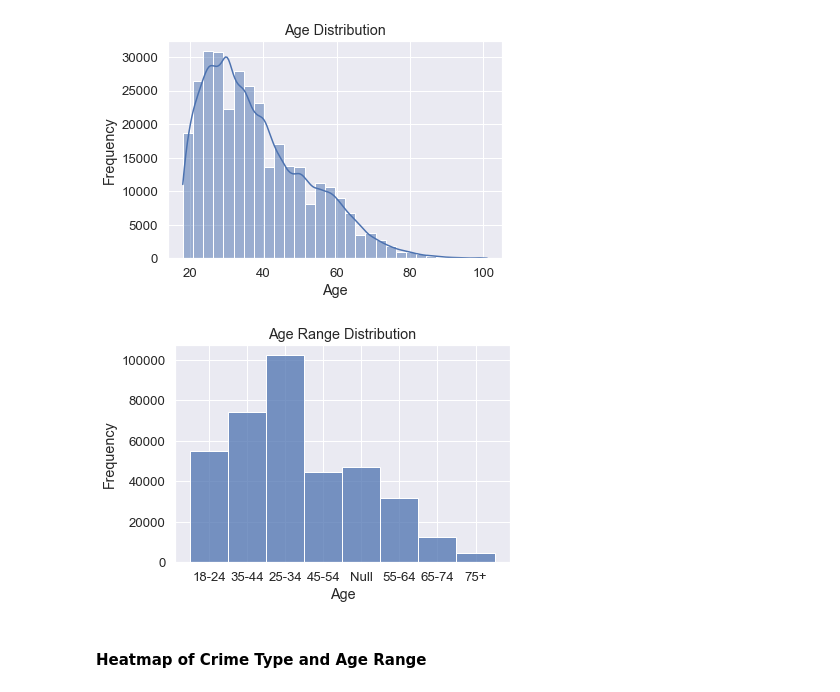
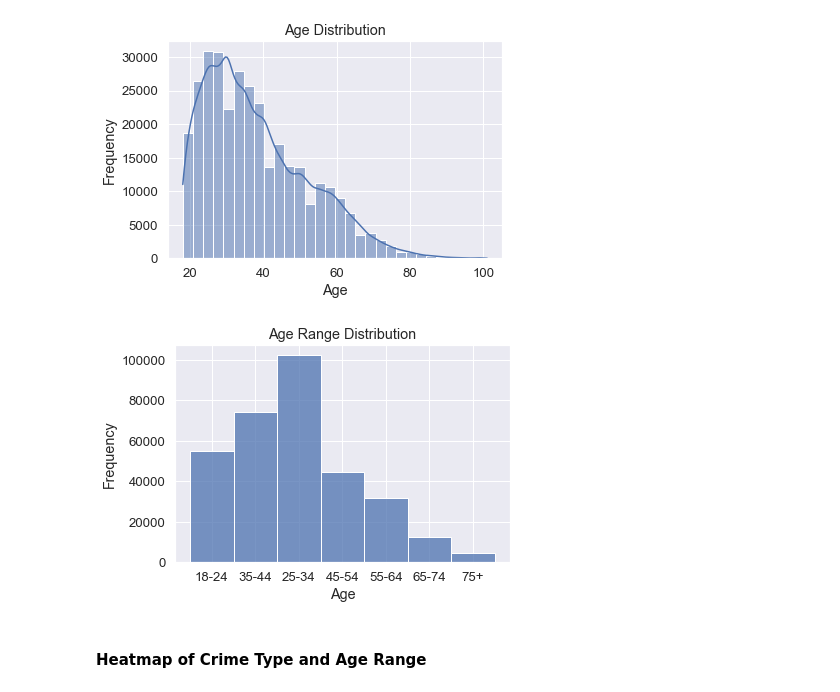
Before and after one commit to LindseySully/Kansas-City-Crime-Analysis, a Jupyter notebook: Notebooks/Crime_Analysis_EDA.ipynb, the cells around one changed output. Saved outputs shown, nothing was run; the diff lists cells and outputs as text; code cells hidden in the pictures.

```diff
--- a/Crime_Analysis_EDA.ipynb
+++ b/Notebooks/Crime_Analysis_EDA.ipynb
@@ -165,13 +195,16 @@ plt.show()
 # %% [output]
 [figure]
 # %%
-sns.histplot(data=df, x='Age_Range', bins=30)
+# filter out null values
+df_filtered = df[df['Age_Range'].notnull() & (df['Age_Range'] != 'Null')]
+
+sns.histplot(data=df_filtered, x='Age_Range', bins=30)
 plt.title('Age Range Distribution')
 plt.xlabel('Age')
 plt.ylabel('Frequency')
 plt.show()
 # %% [output]
-[figure, old version]
+[figure, new version]
 # %% [markdown]
 #### Heatmap of Crime Type and Age Range
 # %%
```
Also changed, not shown: parts of 3 cells of this notebook, 4 other files.
